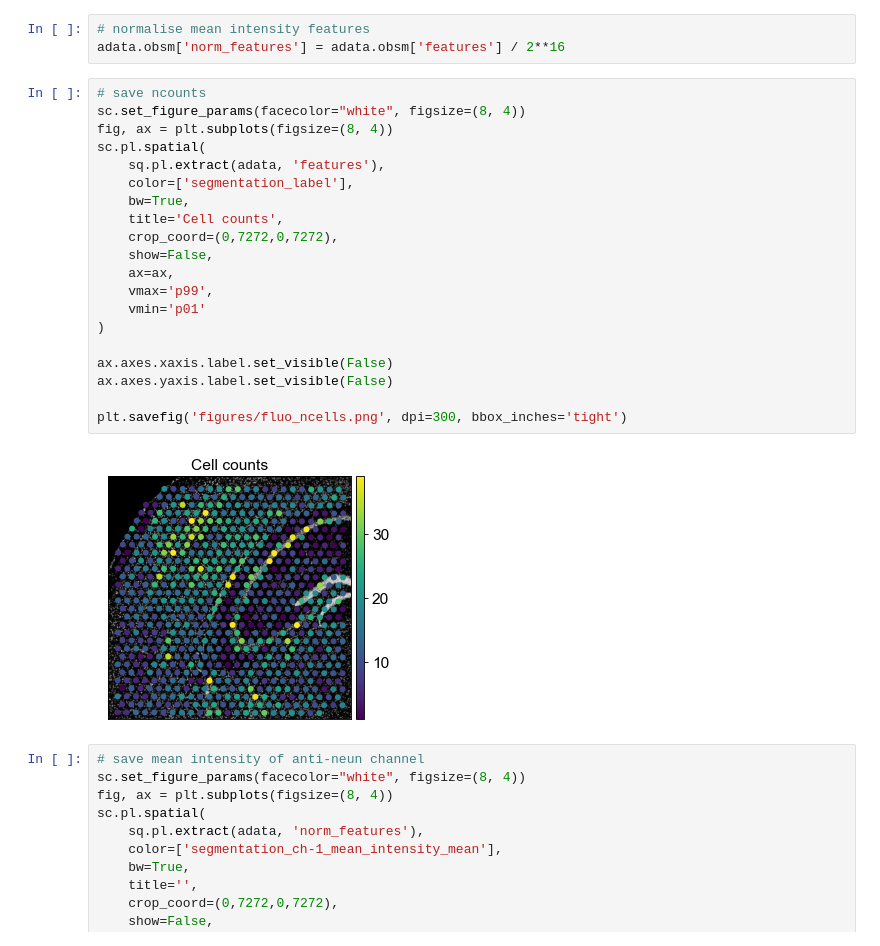
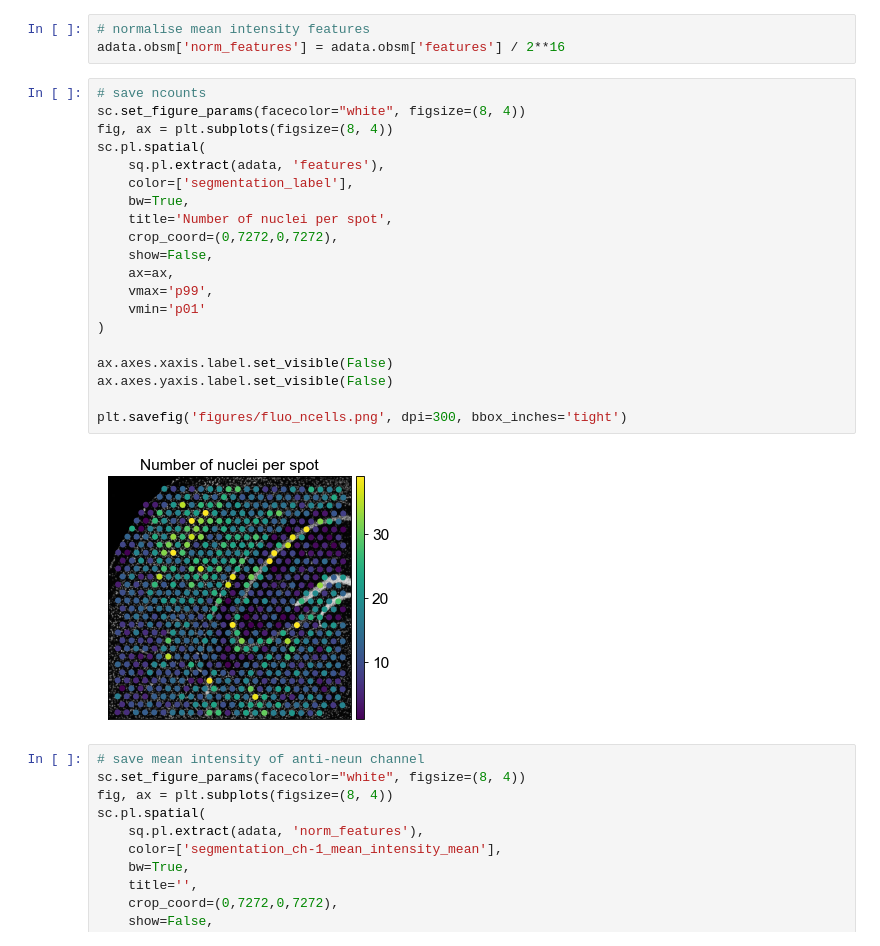
Before and after one commit to theislab/squidpy_reproducibility, a Jupyter notebook: notebooks/supp_figures/segmentation_features_fluo.ipynb, the cells around one changed output. Drawn from its saved outputs; the diff is of its cells as text.

```diff
--- a/notebooks/supp_figures/segmentation_features_fluo.ipynb
+++ b/notebooks/supp_figures/segmentation_features_fluo.ipynb
@@ -58,25 +58,25 @@ adata.obsm['norm_features'] = adata.obsm['features'] / 2**16
 # %%
 # save ncounts
 sc.set_figure_params(facecolor="white", figsize=(8, 4))
 fig, ax = plt.subplots(figsize=(8, 4))
 sc.pl.spatial(
     sq.pl.extract(adata, 'features'),
     color=['segmentation_label'],
     bw=True,
-    title='Cell counts',
+    title='Number of nuclei per spot',
     crop_coord=(0,7272,0,7272),
     show=False,
     ax=ax,
     vmax='p99',
     vmin='p01'
 )
 
 ax.axes.xaxis.label.set_visible(False)
 ax.axes.yaxis.label.set_visible(False)
 
 plt.savefig('figures/fluo_ncells.png', dpi=300, bbox_inches='tight')
 # %% [output]
-[figure, old version]
+[figure, new version]
 # %%
 # save mean intensity of anti-neun channel
 sc.set_figure_params(facecolor="white", figsize=(8, 4))
```
Also changed, not shown: 3 other files.
